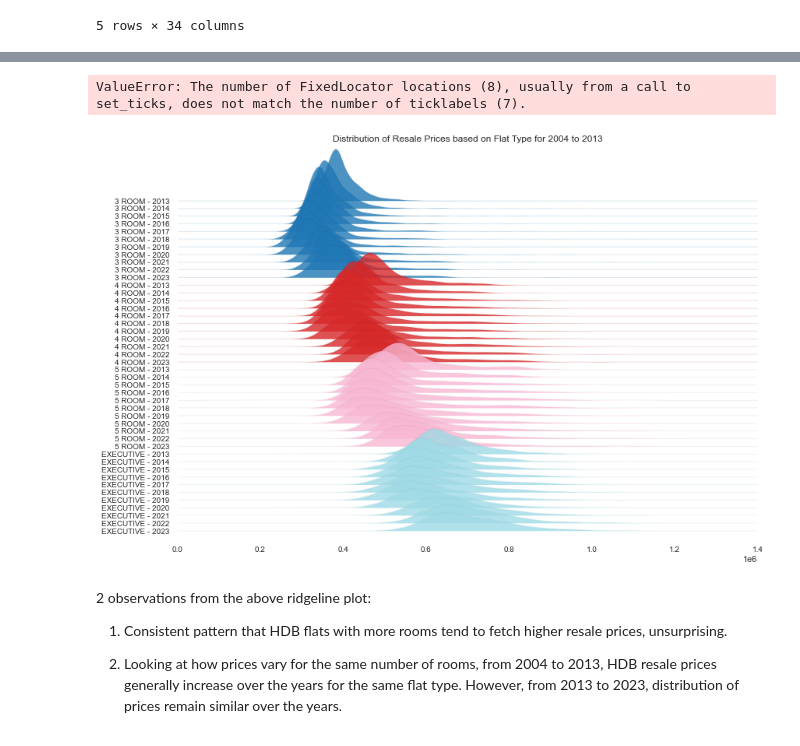
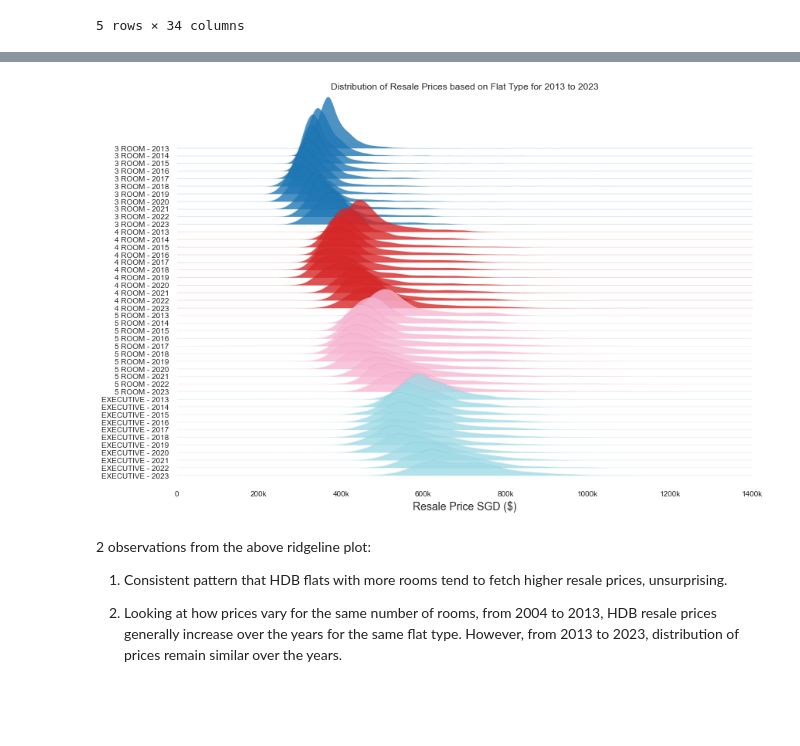
Before and after one commit to raychng/bt4222-project, a Jupyter notebook: EDA 2013 to 2023.ipynb, the cells around one changed output, grey strips where cells are left out. Saved outputs shown, nothing was run; the diff lists cells and outputs as text; code cells hidden in the pictures; blank space fills up the shorter version.

```diff
--- a/EDA 2013 to 2023.ipynb
+++ b/EDA 2013 to 2023.ipynb
@@ -61,7 +61,7 @@ hdb_price_df_03_12['adjusted_price'] = (hdb_price_df_03_12['resale_price'] / hdb
 
 hdb_price_df_13_23['month'] = pd.to_datetime(hdb_price_df_13_23['month'])
 hdb_price_df_13_23 = pd.merge(hdb_price_df_13_23, cpi_data, how = 'left')
-hdb_price_df_13_23['adjusted_price'] = (hdb_price_df_13_23['resale_price'] / hdb_price_df_13_23['CPI']) * 100
+hdb_price_df_13_23['adjusted_price'] = (hdb_price_df_13_23['resale_price'] / hdb_price_df_13_23['CPI'].fillna(100)) * 100
 
 hdb_price_df_13_23.head()
 # %% [output]
@@ -261,26 +273,25 @@ hdb_price_df_13_23.head()
 # %%
 # visualize using joypy library
 import joypy
 
-# time block: 2004 to 2013
+# time block: 2013 to 2023
 fig, axes = joypy.joyplot(hdb_price_df_13_23,
                             by='flat_type_year',
                             column='adjusted_price',
                             figsize=(12,8),
-                            title='Distribution of Resale Prices based on Flat Type for 2004 to 2013',
+                            title='Distribution of Resale Prices based on Flat Type for 2013 to 2023',
                             linewidth=0.05,
                             overlap=1.5,
                             alpha=0.8,
                             colormap=plt.cm.get_cmap('tab20',4))
 
 axes[-1].set_xlim([0, 1400000])
-axes[-1].set_xticklabels(['0', '200k', '400k', '600k', '800k', '1000k', '1200k'])
+axes[-1].set_xticklabels(['0', '200k', '400k', '600k', '800k', '1000k', '1200k', '1400k', '1600k'])
 plt.xlabel('Resale Price SGD ($)', fontsize=14)
 
 plt.show()
 # %% [output]
-ValueError: The number of FixedLocator locations (8), usually from a call to set_ticks, does not match the number of ticklabels (7).
-[figure, old version]
+[figure, new version]
 # %% [markdown]
 2 observations from the above ridgeline plot:
 1. Consistent pattern that HDB flats with more rooms tend to fetch higher resale prices, unsurprising.
```
Also changed, not shown: parts of 43 cells of this notebook, 1 other file.
